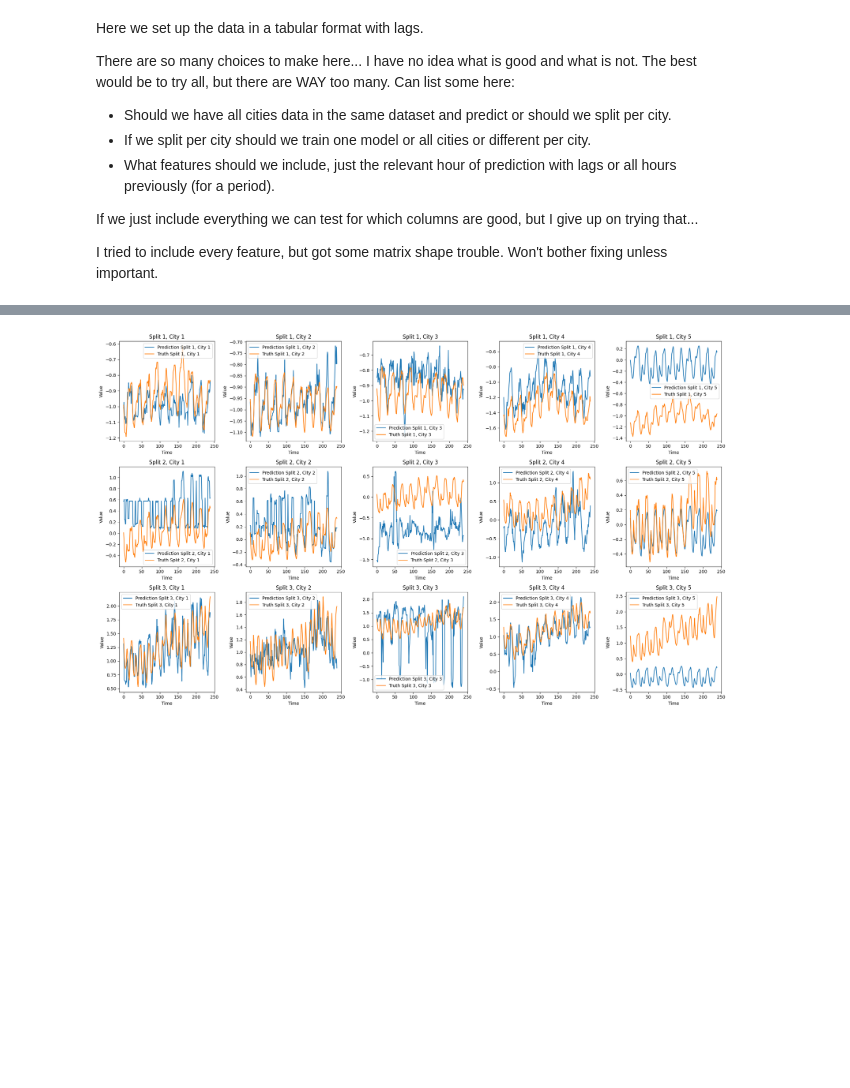
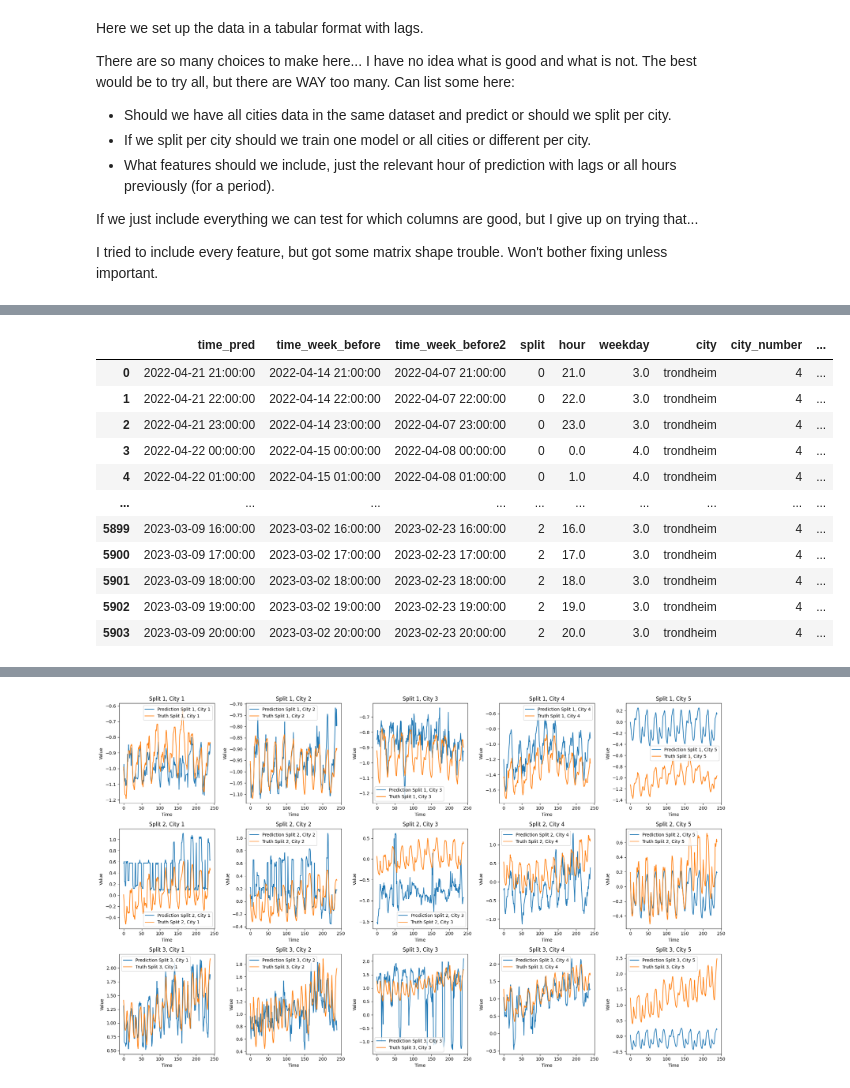
Before and after one commit to SigmaDerivative/energy-consumption-forecast, a Jupyter notebook: analysis.ipynb, the cells around one changed output, grey strips where cells are left out. Saved outputs shown, nothing was run; the diff lists cells and outputs as text; code cells hidden in the pictures; blank space fills up the shorter version.

Commit message:
all consumptions and temperatures

```diff
--- a/analysis.ipynb
+++ b/analysis.ipynb
@@ -555,0 +559,93 @@ X_val, y_val = tabulize_data_simple(val)
+# %%
+import numpy as np
+import pandas as pd
+
+# - time, week_before and week_before2 (only used to validate that the data is correct)
+# - split
+# - the same hour consumption the two previous weeks
+# - the temperature of the two previous weeks
+# - the temperature forecast of the hour
+# - the hour of the day
+# - the day of the week
+# - city
+# - city_number
+# - the target value (consumption of the hour)
+
+def create_feature_matrix(df, times, cities, is_train):
+    time_index = df.index
+    np_df = df.to_numpy()
+    num_cities = len(cities)
+    num_times = times.shape[1]
+    num_splits = times.shape[0]
+    offset = 24*14 if is_train else 0
+    split_length = num_times - offset
+
+    # Pre-calculate indexes for consumption and temperature features
+    consumption_idxs = np.arange(-2*24*7, -1*24*5) # consumption from 2 weeks to 5 days before
+    temp_idxs = np.arange(-2*24*7, 0) # temperature from 2 weeks to 1 hour before
+
+    # Pre-allocate feature arrays with the correct size
+    num_features = 9 + consumption_idxs.shape[0] + temp_idxs.shape[0] # basic features + consumption and temp for each hour
+    features = np.zeros(((split_length) * num_splits, num_features), dtype=object)
+    # Fill in the feature values
+    for city_idx, city in enumerate(cities):
+        for i in range(offset, num_times):
+            for split in range(num_splits):
+                time_pred = times[split, i]
+                features[(split * split_length) + (i - offset), 0] = times[split, i]
+                features[(split * split_length) + (i - offset), 1] = times[split, i] - pd.Timedelta(days=7) # alt1
+                features[(split * split_length) + (i - offset), 2] = time_index[time_index.get_loc(times[split, i]) - 24*14] # alt2
+                features[(split * split_length) + (i - offset), 3] = split
+                features[(split * split_length) + (i - offset), 4] = df.loc[time_pred, 'hour']
+                features[(split * split_length) + (i - offset), 5] = df.loc[time_pred, 'weekday']
+                features[(split * split_length) + (i - offset), 6] = city
+                features[(split * split_length) + (i - offset), 7] = city_idx
+                features[(split * split_length) + (i - offset), 8] = df.loc[time_pred, f'{city}_consumption']
+                features[(split * split_length) + (i - offset), 9:(9+len(consumption_idxs))] = df.loc[time_pred + pd.to_timedelta(consumption_idxs, unit='H'), f'{city}_consumption'].values
+                features[(split * split_length) + (i - offset), (9+len(consumption_idxs)):] = df.loc[time_pred + pd.to_timedelta(temp_idxs, unit='H'), f'{city}_temp'].values
+
+    # Reshape the features to a 2D array where each row is a single sample
+    features = features.reshape(-1, num_features)
+
+    # Create a feature dictionary from the NumPy array
+    feature_dict = {
+        'time_pred': features[:, 0],
+        'time_week_before': features[:, 1],
+        'time_week_before2': features[:, 2],
+        'split': features[:, 3],
+        'hour': features[:, 4],
+        'weekday': features[:, 5],
+        'city': features[:, 6],
+        'city_number' : features[:, 7],
+        'y': features[:, 8]
+    }
+
+    # Add consumption and temperature features
+    for h, idx in enumerate(consumption_idxs, start=1):
+        feature_dict[f'consumption_{-idx}_hours_before'] = features[:, 7+h]
+    for h, idx in enumerate(temp_idxs, start=1):
+        feature_dict[f'temp_{-idx}_hours_before'] = features[:, 7+h]
+
+    return pd.DataFrame(feature_dict)
+
+def tabulize_data(df, train_val_times, test_times, cities):
+    train_val_df = create_feature_matrix(df, train_val_times, cities, True)
+    test_df = create_feature_matrix(df, test_times, cities, False)
+    return train_val_df, test_df
+
+# Example usage
+train_val_tabulized_df, test_tabulized_df = tabulize_data(df, train_val_times, test_times, cities)
+train_val_tabulized_df
+# %% [output]
+|  | time_pred | time_week_before | time_week_before2 | split | hour | weekday | city | city_number | ... |
+| 0 | 2022-04-21 21:00:00 | 2022-04-14 21:00:00 | 2022-04-07 21:00:00 | 0 | 21.0 | 3.0 | trondheim | 4 | ... |
+| 1 | 2022-04-21 22:00:00 | 2022-04-14 22:00:00 | 2022-04-07 22:00:00 | 0 | 22.0 | 3.0 | trondheim | 4 | ... |
+| 2 | 2022-04-21 23:00:00 | 2022-04-14 23:00:00 | 2022-04-07 23:00:00 | 0 | 23.0 | 3.0 | trondheim | 4 | ... |
+| 3 | 2022-04-22 00:00:00 | 2022-04-15 00:00:00 | 2022-04-08 00:00:00 | 0 | 0.0 | 4.0 | trondheim | 4 | ... |
+| 4 | 2022-04-22 01:00:00 | 2022-04-15 01:00:00 | 2022-04-08 01:00:00 | 0 | 1.0 | 4.0 | trondheim | 4 | ... |
+| ... | ... | ... | ... | ... | ... | ... | ... | ... | ... |
+| 5899 | 2023-03-09 16:00:00 | 2023-03-02 16:00:00 | 2023-02-23 16:00:00 | 2 | 16.0 | 3.0 | trondheim | 4 | ... |
+| 5900 | 2023-03-09 17:00:00 | 2023-03-02 17:00:00 | 2023-02-23 17:00:00 | 2 | 17.0 | 3.0 | trondheim | 4 | ... |
+| 5901 | 2023-03-09 18:00:00 | 2023-03-02 18:00:00 | 2023-02-23 18:00:00 | 2 | 18.0 | 3.0 | trondheim | 4 | ... |
+| 5902 | 2023-03-09 19:00:00 | 2023-03-02 19:00:00 | 2023-02-23 19:00:00 | 2 | 19.0 | 3.0 | trondheim | 4 | ... |
+| 5903 | 2023-03-09 20:00:00 | 2023-03-02 20:00:00 | 2023-02-23 20:00:00 | 2 | 20.0 | 3.0 | trondheim | 4 | ... |
```
Also changed, not shown: parts of 13 cells of this notebook.
